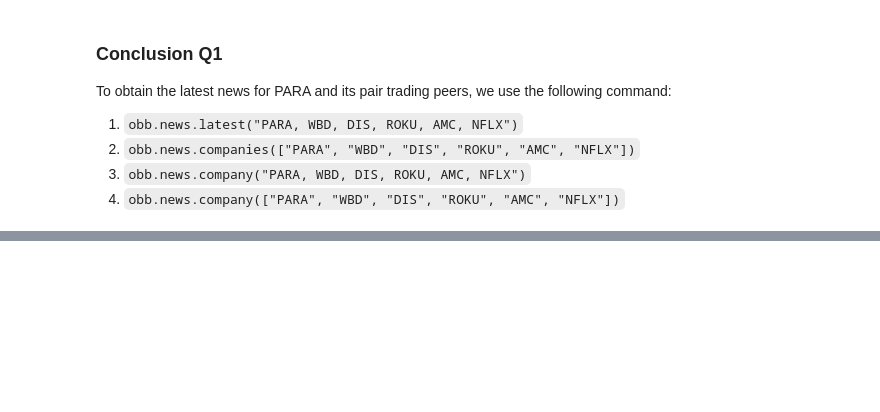
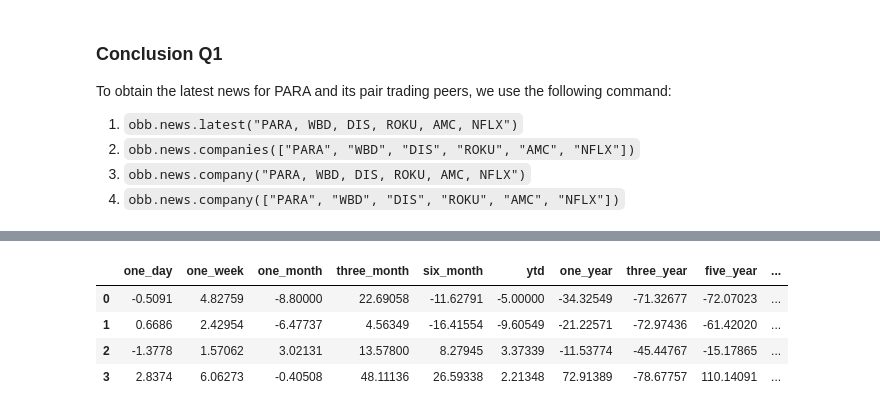
Before and after one commit to IgorWounds/openbb-game, a Jupyter notebook: IDEAS.ipynb, the cells around one changed output, grey strips where cells are left out. Cells and saved outputs as stored; diff of their text form; code cells hidden in the pictures; blank space fills up the shorter version.

```diff
--- a/IDEAS.ipynb
+++ b/IDEAS.ipynb
@@ -423,0 +432,8 @@ obb.news.company("PARA, WBD, DIS, ROKU, AMC, NFLX").to_df()
+# %%
+obb.equity.price.performance(symbol=["PARA", "WBD", "DIS", "ROKU"], start_date="2021-01-01", provider="fmp").to_df()
+# %% [output]
+|  | one_day | one_week | one_month | three_month | six_month | ytd | one_year | three_year | five_year | ... |
+| 0 | -0.5091 | 4.82759 | -8.80000 | 22.69058 | -11.62791 | -5.00000 | -34.32549 | -71.32677 | -72.07023 | ... |
+| 1 | 0.6686 | 2.42954 | -6.47737 | 4.56349 | -16.41554 | -9.60549 | -21.22571 | -72.97436 | -61.42020 | ... |
+| 2 | -1.3778 | 1.57062 | 3.02131 | 13.57800 | 8.27945 | 3.37339 | -11.53774 | -45.44767 | -15.17865 | ... |
+| 3 | 2.8374 | 6.06273 | -0.40508 | 48.11136 | 26.59338 | 2.21348 | 72.91389 | -78.67757 | 110.14091 | ... |
```
Also changed, not shown: parts of 11 cells of this notebook, 1 other file.
